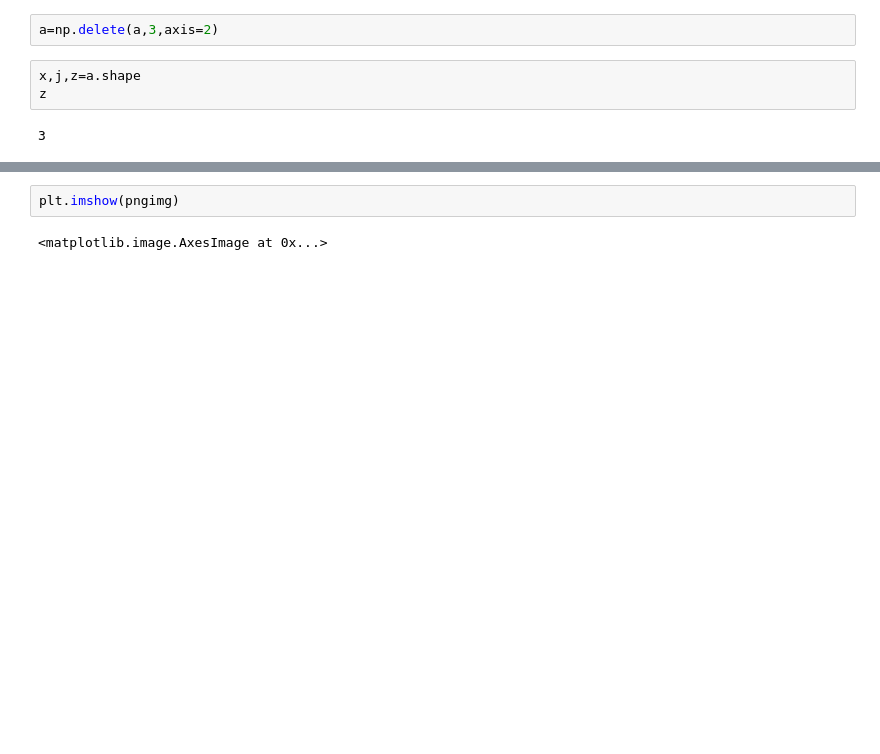
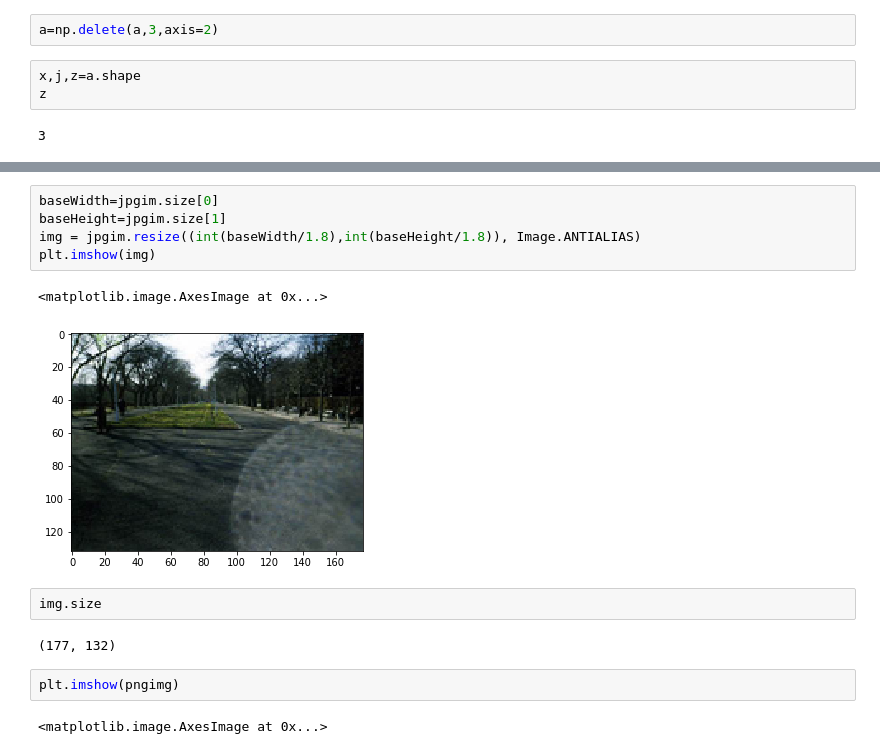
Before and after one commit to Ebonyknigh/DLHumanDetection, a Jupyter notebook: HumDetecTech.ipynb, the cells around one changed output, grey strips where cells are left out. Drawn from its saved outputs; the diff is of its cells as text; blank space fills up the shorter version.

```diff
--- a/HumDetecTech.ipynb
+++ b/HumDetecTech.ipynb
@@ -68,3 +74,15 @@ plt.imshow(jpgimg)
+# %%
+baseWidth=jpgim.size[0]
+baseHeight=jpgim.size[1]
+img = jpgim.resize((int(baseWidth/1.8),int(baseHeight/1.8)), Image.ANTIALIAS)
+plt.imshow(img)
+# %% [output]
+<matplotlib.image.AxesImage at 0x...>
+[figure, added]
+# %%
+img.size
+# %% [output]
+(177, 132)
 # %%
 plt.imshow(pngimg)
 # %% [output]
```
Also changed, not shown: parts of 6 cells of this notebook, 10 other files.
